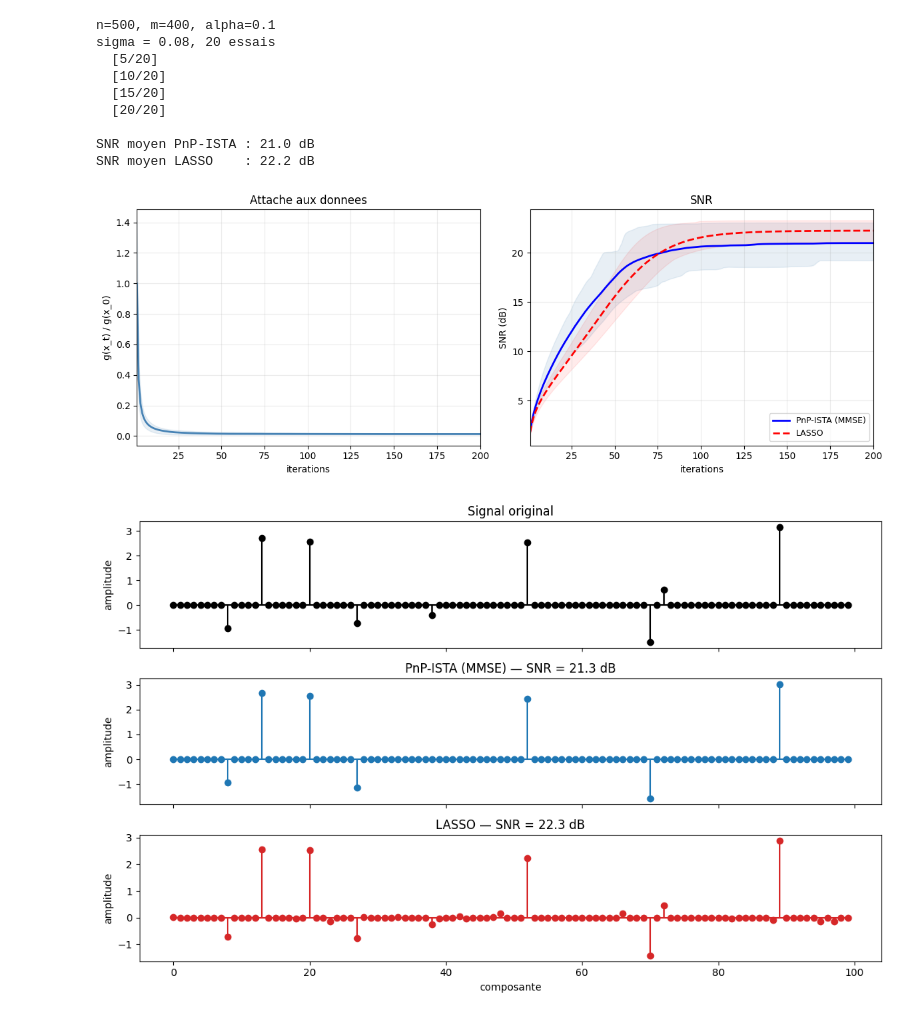
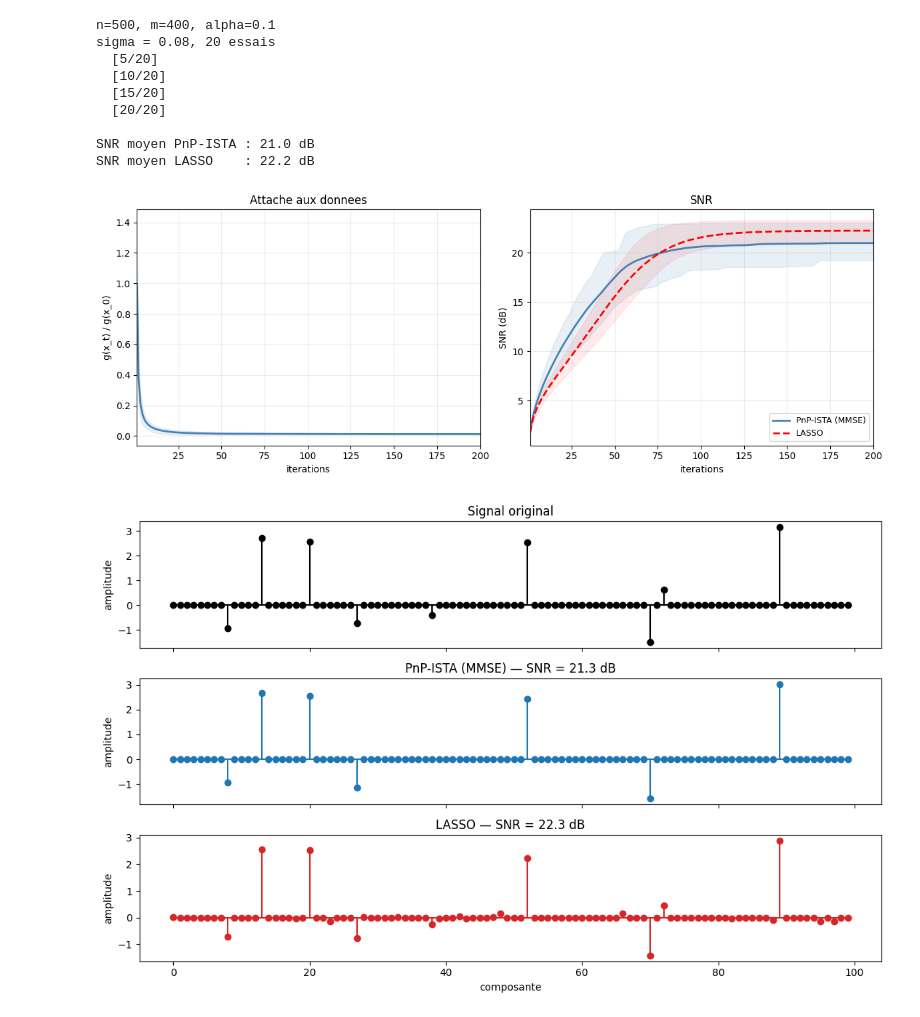
Before and after one commit to kwija/pnp-mmse-provable-convergence, a Jupyter notebook: pnp_ista_mmse_convergence.ipynb, the cells around one changed output. Saved outputs shown, nothing was run; the diff lists cells and outputs as text; code cells hidden in the pictures.

Commit message:
ajustement figures

```diff
--- a/pnp_ista_mmse_convergence.ipynb
+++ b/pnp_ista_mmse_convergence.ipynb
@@ -249,34 +249,34 @@ SNR moyen LASSO    : 22.2 dB
 # %%
 fig, (ax1, ax2) = plt.subplots(1, 2, figsize=(12, 4.5))
 iters = np.arange(1, niter+1)
 
 mg = all_g.mean(axis=0)
 ax1.plot(iters, mg/mg[0], color='steelblue', lw=2)
 ax1.fill_between(iters, all_g.min(0)/mg[0], all_g.max(0)/mg[0],
                  alpha=0.12, color='steelblue')
 ax1.set_xlabel('iterations')
 ax1.set_ylabel('g(x_t) / g(x_0)')
 ax1.set_title("Attache aux donnees")
 ax1.set_xlim([1, niter])
 ax1.grid(True, alpha=0.25)
 
-ax2.plot(iters, all_snr_pnp.mean(0), 'b-', lw=2, label='PnP-ISTA (MMSE)')
+ax2.plot(iters, all_snr_pnp.mean(0), 'steelblue', lw=2, label='PnP-ISTA (MMSE)')
 ax2.fill_between(iters, np.percentile(all_snr_pnp, 10, 0),
                  np.percentile(all_snr_pnp, 90, 0), alpha=0.12, color='steelblue')
 ax2.plot(iters, all_snr_las.mean(0), 'r--', lw=2, label='LASSO')
 ax2.fill_between(iters, np.percentile(all_snr_las, 10, 0),
                  np.percentile(all_snr_las, 90, 0), alpha=0.08, color='red')
 ax2.set_xlabel('iterations')
 ax2.set_ylabel('SNR (dB)')
 ax2.set_title('SNR')
 ax2.set_xlim([1, niter])
 ax2.legend(fontsize=9)
 ax2.grid(True, alpha=0.25)
 
 fig.tight_layout()
 plt.show()
 # %% [output]
-[figure, old version]
+[figure, new version]
 # %%
 np.random.seed(0)
 xt = gen_bg(n, alpha, sig_x)
```
Also changed, not shown: parts of 3 cells of this notebook.
